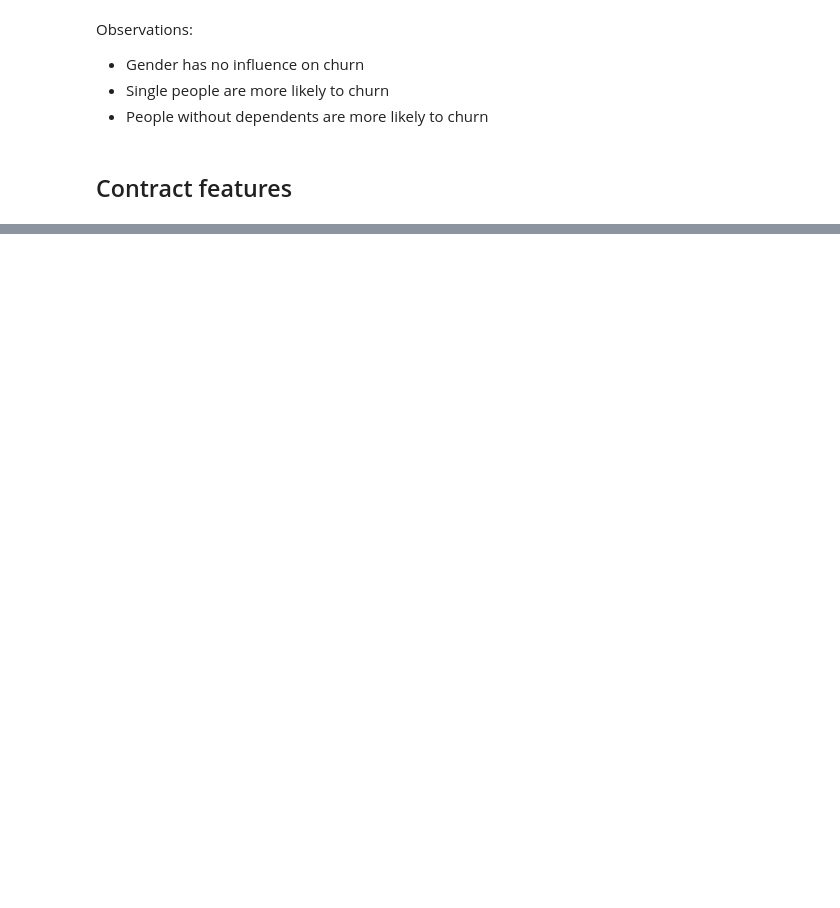
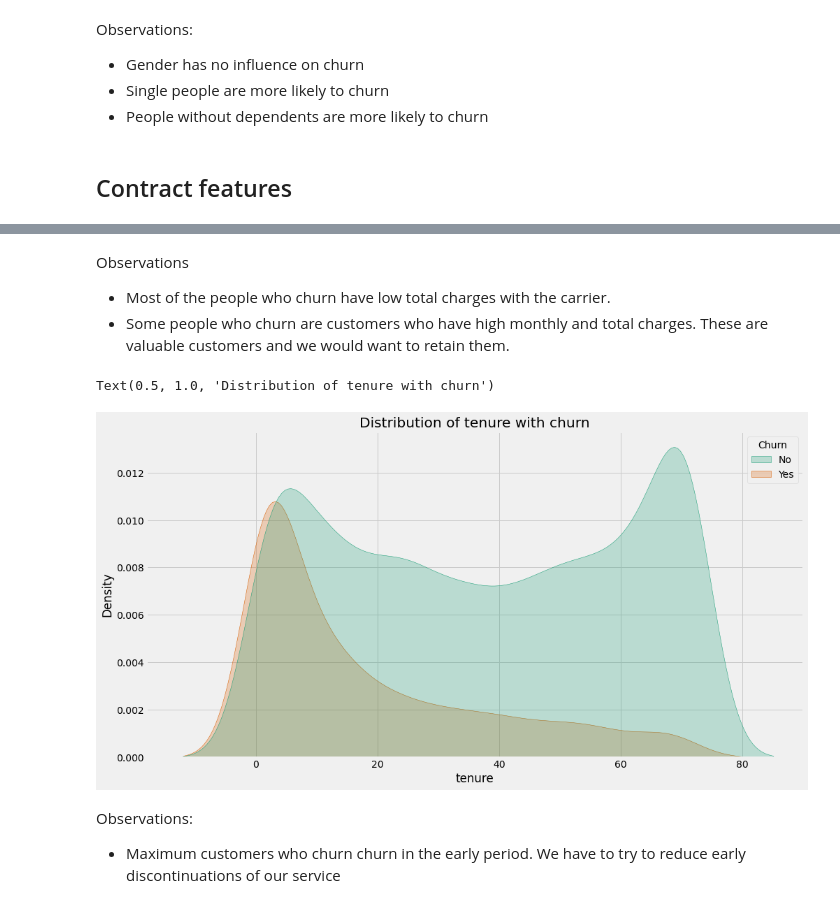
Before and after one commit to AnupamMisra/Data-science-projects, a Jupyter notebook: Customer_churn/firstnb.ipynb, the cells around one changed output, grey strips where cells are left out. Drawn from its saved outputs; the diff is of its cells as text; code cells hidden in the pictures; blank space fills up the shorter version.

```diff
--- a/Customer_churn/firstnb.ipynb
+++ b/Customer_churn/firstnb.ipynb
@@ -104,0 +136,16 @@ Text(0.5, 0.98, 'Effect of contract features on churn')
+# %% [markdown]
+Observations
+
+* Most of the people who churn have low total charges with the carrier.
+* Some people who churn are customers who have high monthly and total charges. These are valuable customers and we would want to retain them.
+# %%
+plt.figure(figsize=(15,8))
+sns.kdeplot(df.tenure,hue=df.Churn, shade=True, palette="Dark2")
+plt.title("Distribution of tenure with churn")
+# %% [output]
+Text(0.5, 1.0, 'Distribution of tenure with churn')
+[figure, added]
+# %% [markdown]
+Observations:
+
+* Maximum customers who churn churn in the early period. We have to try to reduce early discontinuations of our service
```
Also changed, not shown: parts of 7 cells of this notebook.
